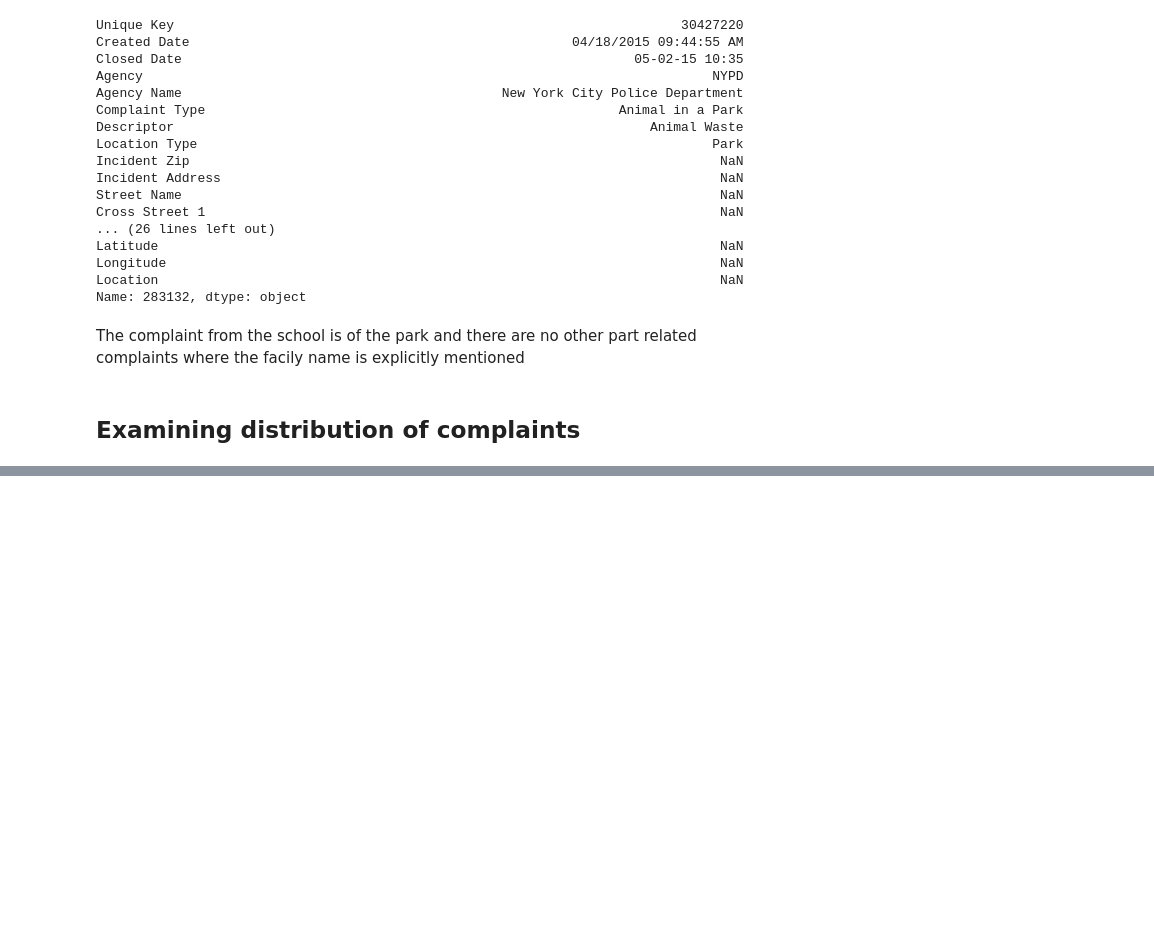
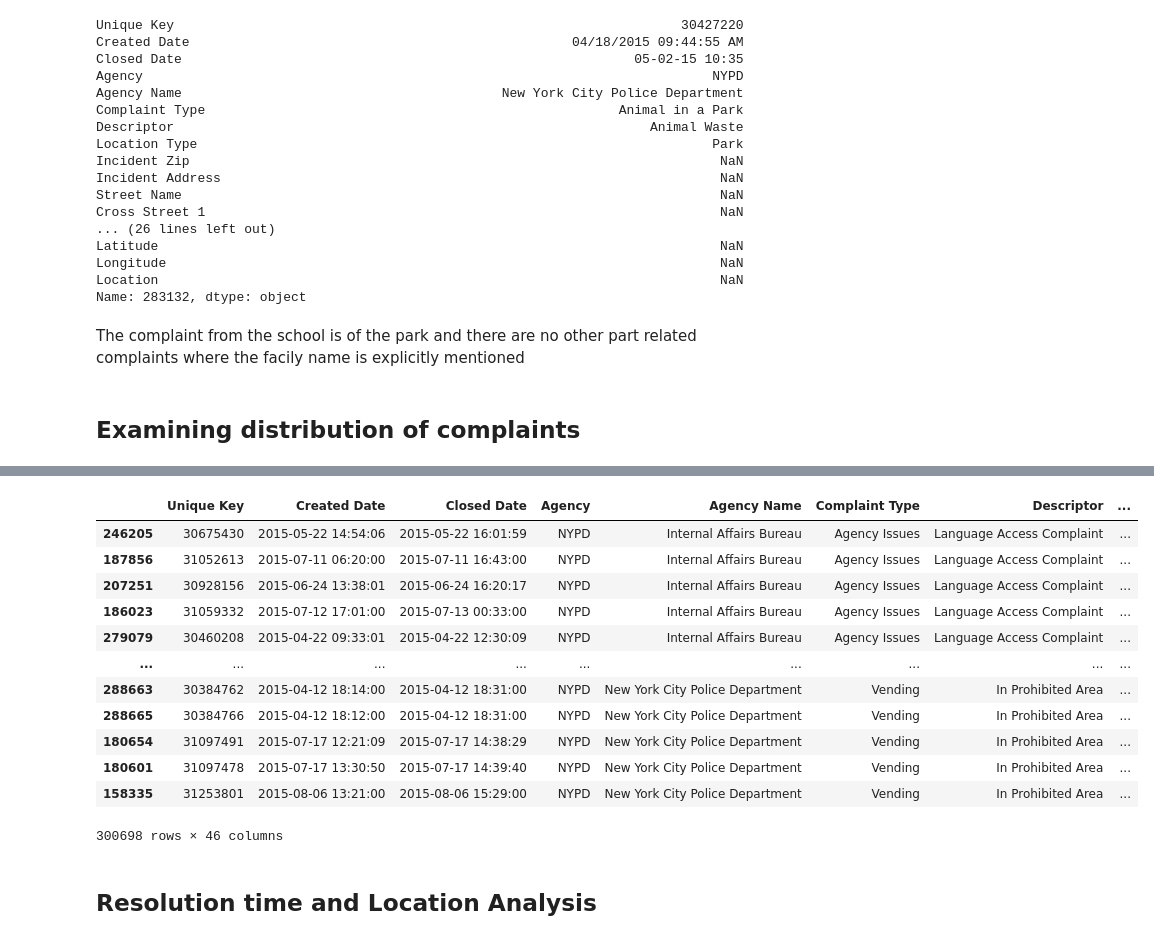
Before and after one commit to satheeshgs/training, a Jupyter notebook: data-sciences/python-training/practice-projects/customer-service-analysis/customer-service-analysis.ipynb, the cells around one changed output, grey strips where cells are left out. Saved outputs shown, nothing was run; the diff lists cells and outputs as text; code cells hidden in the pictures; blank space fills up the shorter version.

Commit message:
customer service nyc analysis

```diff
--- a/data-sciences/python-training/practice-projects/customer-service-analysis/customer-service-analysis.ipynb
+++ b/data-sciences/python-training/practice-projects/customer-service-analysis/customer-service-analysis.ipynb
@@ -257,0 +352,3 @@ df_nyc_requests[""]
+# %%
+#converting resolution time to hours for easier analysis
+df_nyc_requests['Actual Resolution Hours'] = pd.to_timedelta(df_nyc_requests["Actual Resolution Time"], unit='h')
@@ -257,0 +390,18 @@ df_nyc_requests[""]
+# %%
+df_nyc_requests.sort_values(by="Complaint Type").groupby(by = df_nyc_requests[""])
+# %% [output]
+|  | Unique Key | Created Date | Closed Date | Agency | Agency Name | Complaint Type | Descriptor | ... |
+| 246205 | 30675430 | 2015-05-22 14:54:06 | 2015-05-22 16:01:59 | NYPD | Internal Affairs Bureau | Agency Issues | Language Access Complaint | ... |
+| 187856 | 31052613 | 2015-07-11 06:20:00 | 2015-07-11 16:43:00 | NYPD | Internal Affairs Bureau | Agency Issues | Language Access Complaint | ... |
+| 207251 | 30928156 | 2015-06-24 13:38:01 | 2015-06-24 16:20:17 | NYPD | Internal Affairs Bureau | Agency Issues | Language Access Complaint | ... |
+| 186023 | 31059332 | 2015-07-12 17:01:00 | 2015-07-13 00:33:00 | NYPD | Internal Affairs Bureau | Agency Issues | Language Access Complaint | ... |
+| 279079 | 30460208 | 2015-04-22 09:33:01 | 2015-04-22 12:30:09 | NYPD | Internal Affairs Bureau | Agency Issues | Language Access Complaint | ... |
+| ... | ... | ... | ... | ... | ... | ... | ... | ... |
+| 288663 | 30384762 | 2015-04-12 18:14:00 | 2015-04-12 18:31:00 | NYPD | New York City Police Department | Vending | In Prohibited Area | ... |
+| 288665 | 30384766 | 2015-04-12 18:12:00 | 2015-04-12 18:31:00 | NYPD | New York City Police Department | Vending | In Prohibited Area | ... |
+| 180654 | 31097491 | 2015-07-17 12:21:09 | 2015-07-17 14:38:29 | NYPD | New York City Police Department | Vending | In Prohibited Area | ... |
+| 180601 | 31097478 | 2015-07-17 13:30:50 | 2015-07-17 14:39:40 | NYPD | New York City Police Department | Vending | In Prohibited Area | ... |
+| 158335 | 31253801 | 2015-08-06 13:21:00 | 2015-08-06 15:29:00 | NYPD | New York City Police Department | Vending | In Prohibited Area | ... |
+300698 rows × 46 columns
+# %% [markdown]
+## Resolution time and Location Analysis
```
Also changed, not shown: parts of 23 cells of this notebook.
